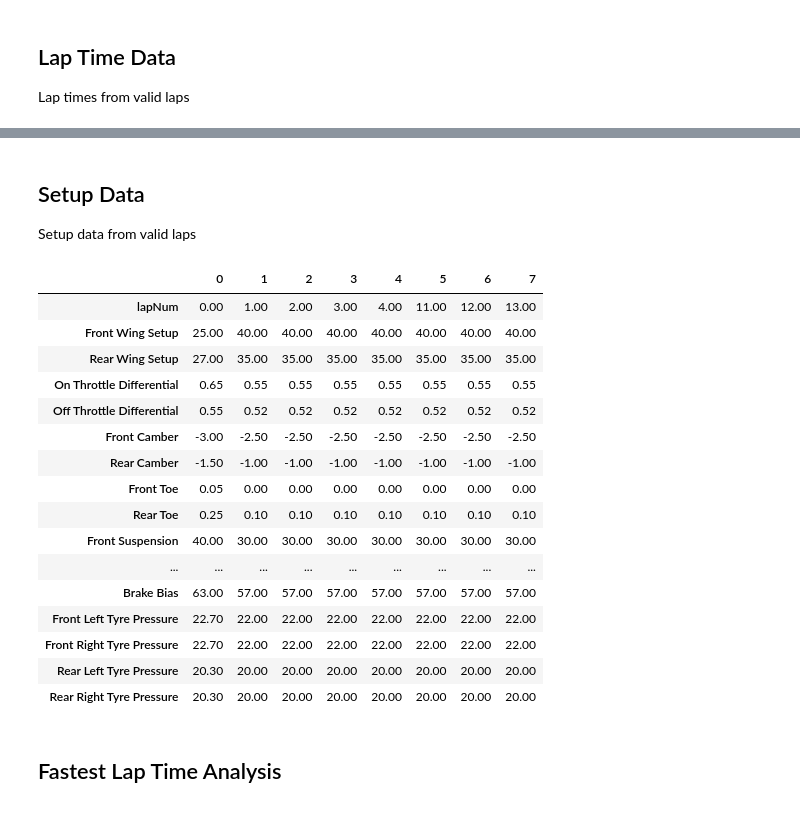
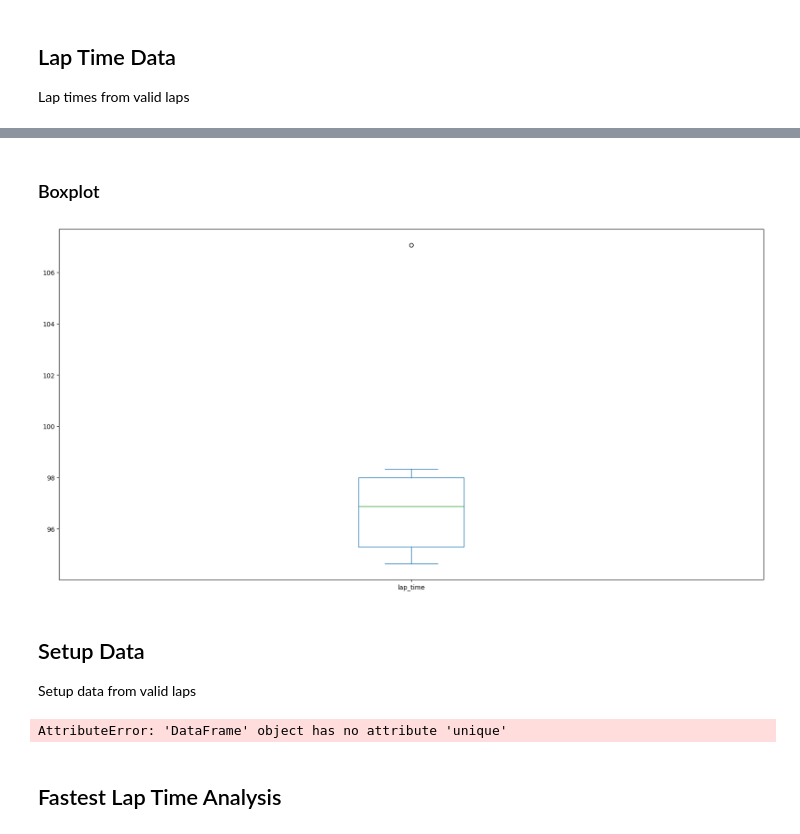
Before and after one commit to khalid-talakshi/f1-notebooks, a Jupyter notebook: practice-notebook.ipynb, the cells around one changed output, grey strips where cells are left out. Drawn from its saved outputs; the diff is of its cells as text; code cells hidden in the pictures.

```diff
--- a/practice-notebook.ipynb
+++ b/practice-notebook.ipynb
@@ -133,8 +184,16 @@ validLaps[['lapNum', 'lap_time', 'race_position']].style.apply(highlight_min, ax
+# %% [markdown]
+### Boxplot
+# %%
+plot = validLaps['lap_time'].plot.box(figsize=(20, 10))
+# %% [output]
+[figure, added]
 # %% [markdown]
 ## Setup Data
 Setup data from valid laps
 # %%
 setup_df = validLaps.rename(columns=setupColumnRename)
+setup_df['On Throttle Differential'] = setup_df['diff_onThrottle_setup'] * 100
+setup_df['Off Throttle Differential'] = setup_df['diff_offThrottle_setup'] * 100
 setup_df['Front Camber'] = setup_df['camber_setup_0'].map(frontCamberMap)
 setup_df['Rear Camber'] = setup_df['camber_setup_2'].map(rearCamberMap)
 setup_df['Front Toe'] = setup_df['toe_setup_0'].map(frontToeMap)
@@ -147,25 +206,11 @@ setup_df['Rear Left Tyre Pressure'] = setup_df['tyre_press_setup_2'].map(tyrePre
 setup_df['Rear Right Tyre Pressure'] = setup_df['tyre_press_setup_3'].map(tyrePressureMap)
 setup_df[setupHeaders].transpose()
 
+print(setup_df[setupHeaders])
+
 # TODO combine lap setups based on similar setup values
 # %% [output]
-|  | 0 | 1 | 2 | 3 | 4 | 5 | 6 | 7 |
-| lapNum | 0.00 | 1.00 | 2.00 | 3.00 | 4.00 | 11.00 | 12.00 | 13.00 |
-| Front Wing Setup | 25.00 | 40.00 | 40.00 | 40.00 | 40.00 | 40.00 | 40.00 | 40.00 |
-| Rear Wing Setup | 27.00 | 35.00 | 35.00 | 35.00 | 35.00 | 35.00 | 35.00 | 35.00 |
-| On Throttle Differential | 0.65 | 0.55 | 0.55 | 0.55 | 0.55 | 0.55 | 0.55 | 0.55 |
-| Off Throttle Differential | 0.55 | 0.52 | 0.52 | 0.52 | 0.52 | 0.52 | 0.52 | 0.52 |
-| Front Camber | -3.00 | -2.50 | -2.50 | -2.50 | -2.50 | -2.50 | -2.50 | -2.50 |
-| Rear Camber | -1.50 | -1.00 | -1.00 | -1.00 | -1.00 | -1.00 | -1.00 | -1.00 |
-| Front Toe | 0.05 | 0.00 | 0.00 | 0.00 | 0.00 | 0.00 | 0.00 | 0.00 |
-| Rear Toe | 0.25 | 0.10 | 0.10 | 0.10 | 0.10 | 0.10 | 0.10 | 0.10 |
-| Front Suspension | 40.00 | 30.00 | 30.00 | 30.00 | 30.00 | 30.00 | 30.00 | 30.00 |
-| ... | ... | ... | ... | ... | ... | ... | ... | ... |
-| Brake Bias | 63.00 | 57.00 | 57.00 | 57.00 | 57.00 | 57.00 | 57.00 | 57.00 |
-| Front Left Tyre Pressure | 22.70 | 22.00 | 22.00 | 22.00 | 22.00 | 22.00 | 22.00 | 22.00 |
-| Front Right Tyre Pressure | 22.70 | 22.00 | 22.00 | 22.00 | 22.00 | 22.00 | 22.00 | 22.00 |
-| Rear Left Tyre Pressure | 20.30 | 20.00 | 20.00 | 20.00 | 20.00 | 20.00 | 20.00 | 20.00 |
-| Rear Right Tyre Pressure | 20.30 | 20.00 | 20.00 | 20.00 | 20.00 | 20.00 | 20.00 | 20.00 |
+AttributeError: 'DataFrame' object has no attribute 'unique'
 # %% [markdown]
 ## Fastest Lap Time Analysis
 # %%
```
Also changed, not shown: parts of 12 cells of this notebook, 8 other files.
